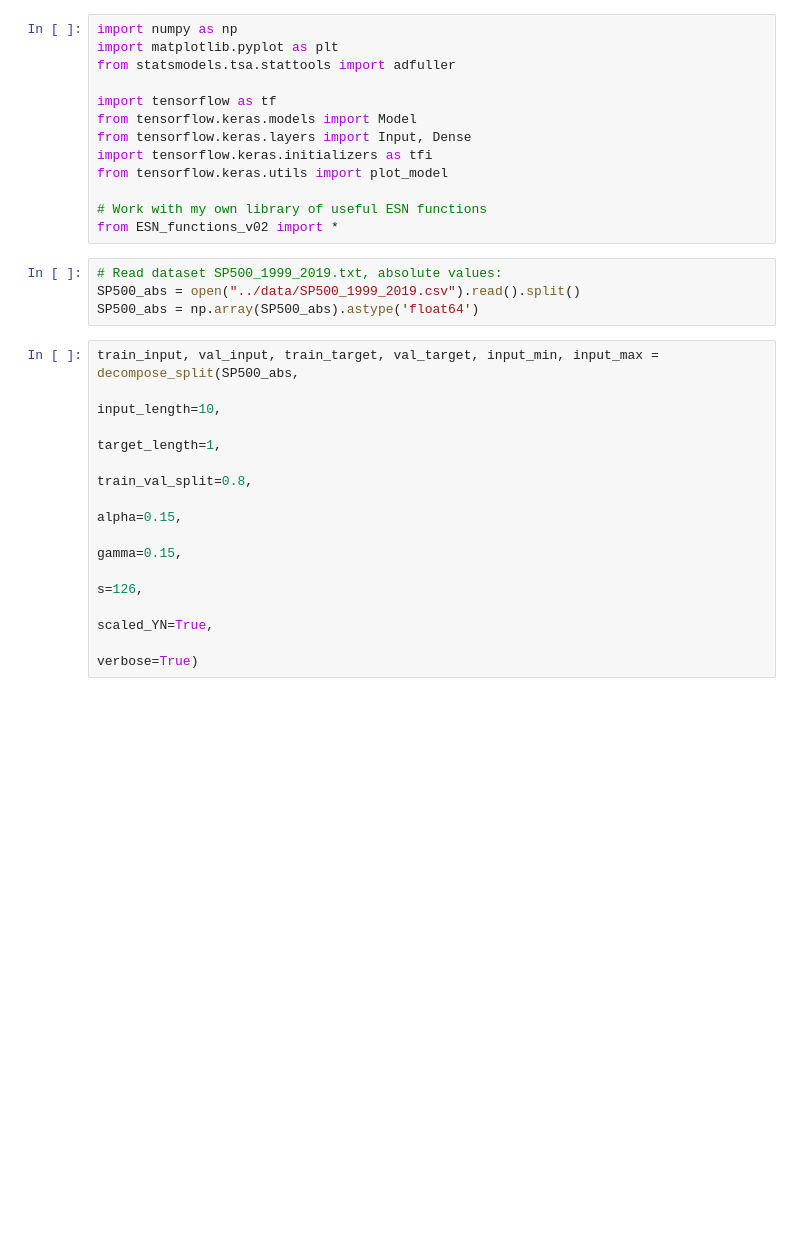
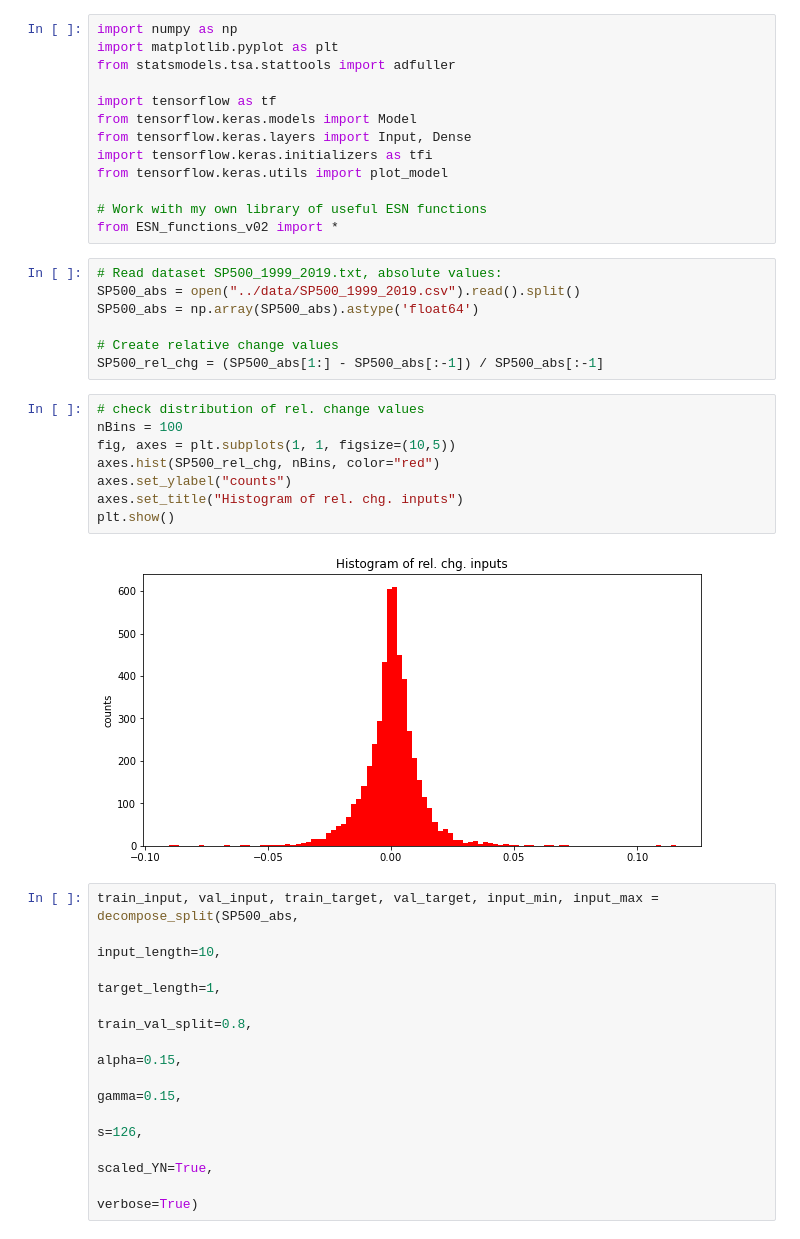
Before and after one commit to MarcoLandtHayen/EchoStateNetworks, a Jupyter notebook: notebooks/ESN_exp04.ipynb, the cells around one changed output. Saved outputs shown, nothing was run; the diff lists cells and outputs as text; blank space fills up the shorter version.

```diff
--- a/notebooks/ESN_exp04.ipynb
+++ b/notebooks/ESN_exp04.ipynb
@@ -30,6 +30,19 @@ from ESN_functions_v02 import *
 # Read dataset SP500_1999_2019.txt, absolute values:
 SP500_abs = open("../data/SP500_1999_2019.csv").read().split()
 SP500_abs = np.array(SP500_abs).astype('float64')
+
+# Create relative change values
+SP500_rel_chg = (SP500_abs[1:] - SP500_abs[:-1]) / SP500_abs[:-1]
+# %%
+# check distribution of rel. change values
+nBins = 100
+fig, axes = plt.subplots(1, 1, figsize=(10,5))
+axes.hist(SP500_rel_chg, nBins, color="red")
+axes.set_ylabel("counts")
+axes.set_title("Histogram of rel. chg. inputs")
+plt.show()
+# %% [output]
+[figure, added]
 # %%
 train_input, val_input, train_target, val_target, input_min, input_max = decompose_split(SP500_abs,
                                                                                          input_length=10,
```
Also changed, not shown: parts of 22 cells of this notebook, 4 other files.
